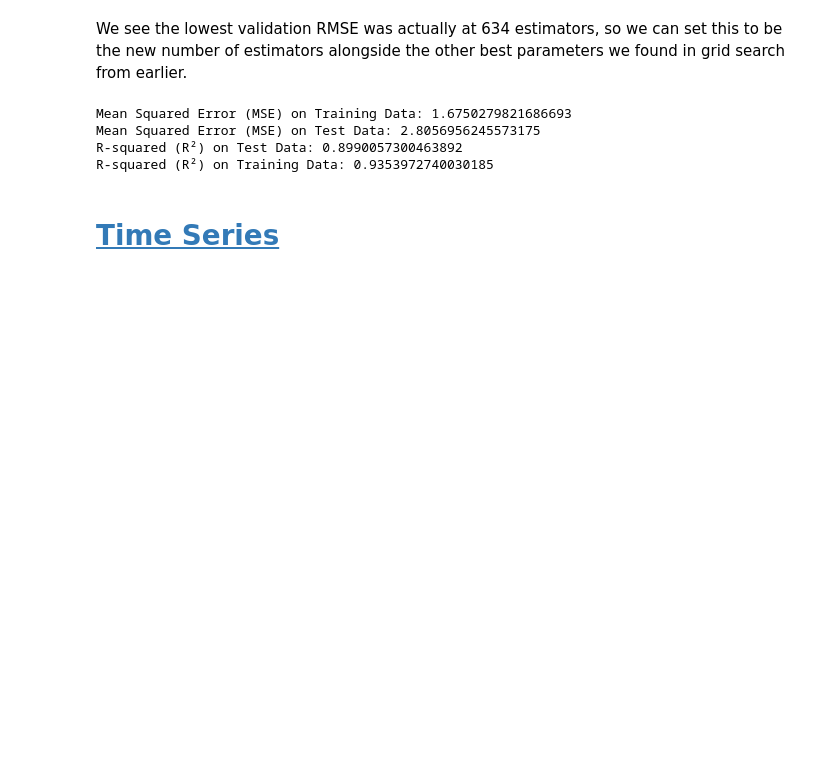
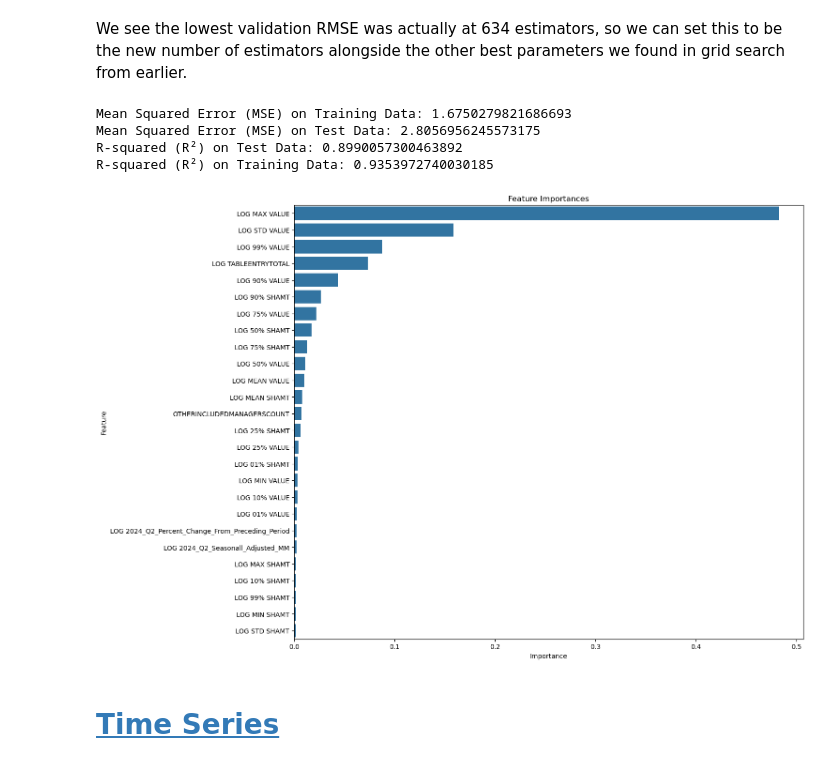
Before and after one commit to NathanDennis1/Modeling-Financial-Portfolios, a Jupyter notebook: milestone4/MS4_Combined.ipynb, the cells around one changed output. Saved outputs shown, nothing was run; the diff lists cells and outputs as text; code cells hidden in the pictures; blank space fills up the shorter version.

Commit message:
Added feature importance xg

```diff
--- a/milestone4/MS4_Combined.ipynb
+++ b/milestone4/MS4_Combined.ipynb
@@ -1199,6 +1211,22 @@ xgboost_train_mse = train_mse
 xgboost_test_mse = test_mse
 xgboost_train_r2 = train_r2
 xgboost_test_r2 = test_r2
+# %%
+importances = grid_search.best_estimator_.feature_importances_
+
+feature_names = X_train.columns
+
+indices = np.argsort(importances)[::-1]
+
+plt.figure(figsize=(14, 12))
+
+sns.barplot(x=importances[indices], y=feature_names[indices])
+plt.title('Feature Importances')
+plt.xlabel('Importance')
+plt.ylabel('Feature')
+plt.show()
+# %% [output]
+[figure, added]
 # %% [markdown]
 # <a id='toc9_'></a>[Time Series](#toc0_)
 # %%
```
Also changed, not shown: parts of 7 cells of this notebook.
